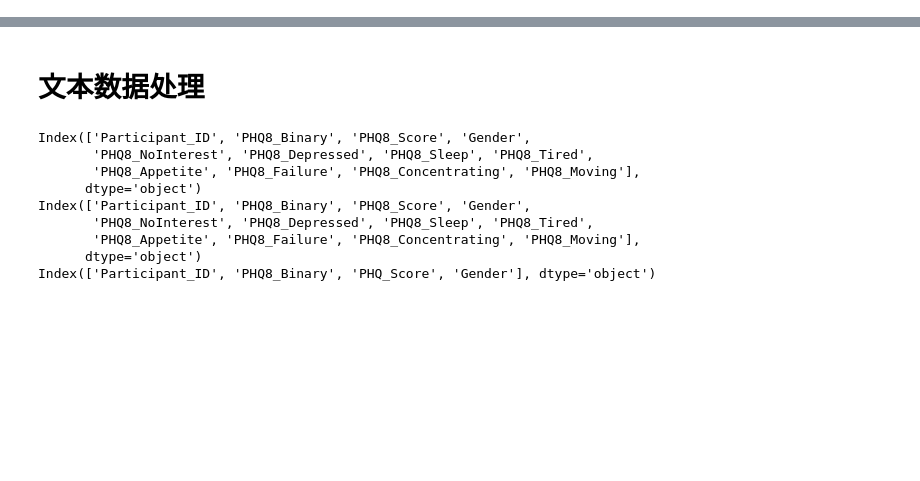
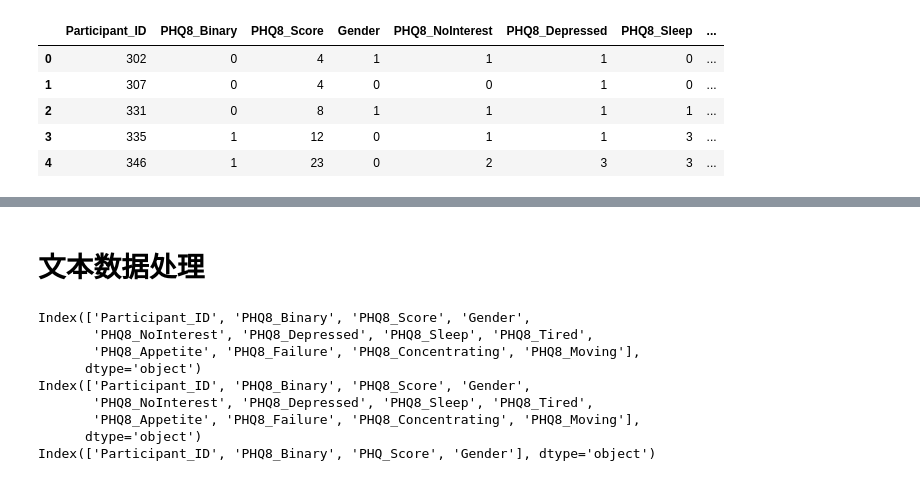
Before and after one commit to FengBotao119/Graduation-Project, a Jupyter notebook: Preprocessing.ipynb, the cells around one changed output, grey strips where cells are left out. Cells and saved outputs as stored; diff of their text form; code cells hidden in the pictures; blank space fills up the shorter version.

```diff
--- a/Preprocessing.ipynb
+++ b/Preprocessing.ipynb
@@ -36,0 +44,10 @@ data[data.speaker=='Ellie'].iloc[:,1:]
+# %%
+valid = pd.read_csv('./data/dev_split_Depression_AVEC2017.csv')
+valid.head()
+# %% [output]
+|  | Participant_ID | PHQ8_Binary | PHQ8_Score | Gender | PHQ8_NoInterest | PHQ8_Depressed | PHQ8_Sleep | ... |
+| 0 | 302 | 0 | 4 | 1 | 1 | 1 | 0 | ... |
+| 1 | 307 | 0 | 4 | 0 | 0 | 1 | 0 | ... |
+| 2 | 331 | 0 | 8 | 1 | 1 | 1 | 1 | ... |
+| 3 | 335 | 1 | 12 | 0 | 1 | 1 | 3 | ... |
+| 4 | 346 | 1 | 23 | 0 | 2 | 3 | 3 | ... |
```
Also changed, not shown: parts of 9 cells of this notebook, 1 other file.
